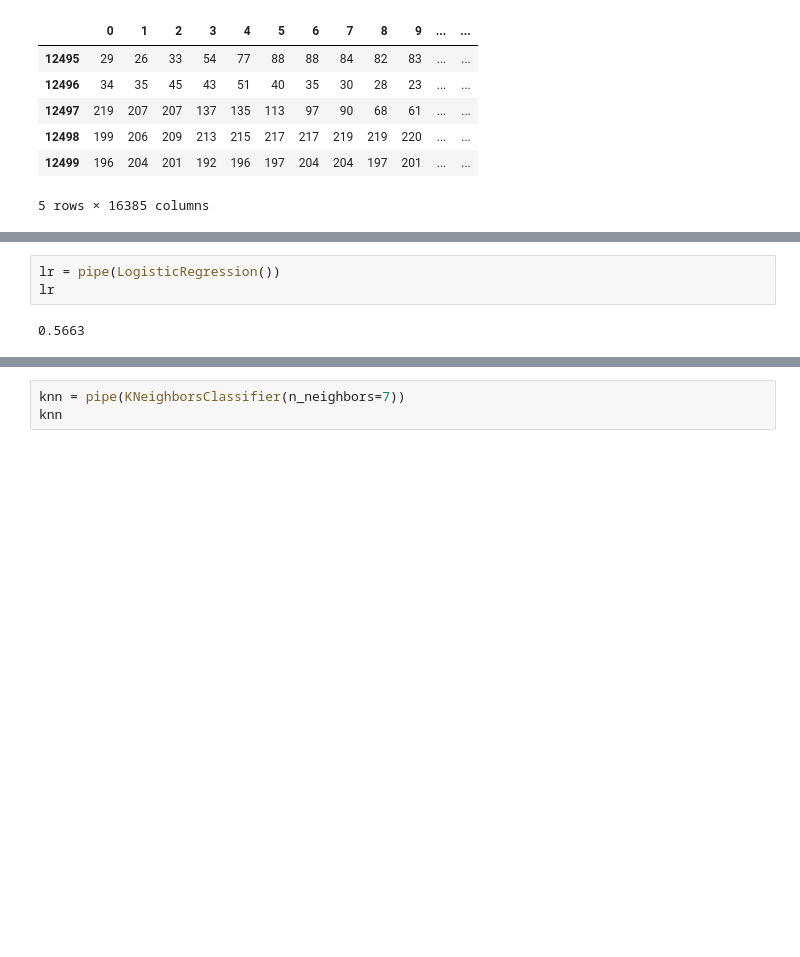
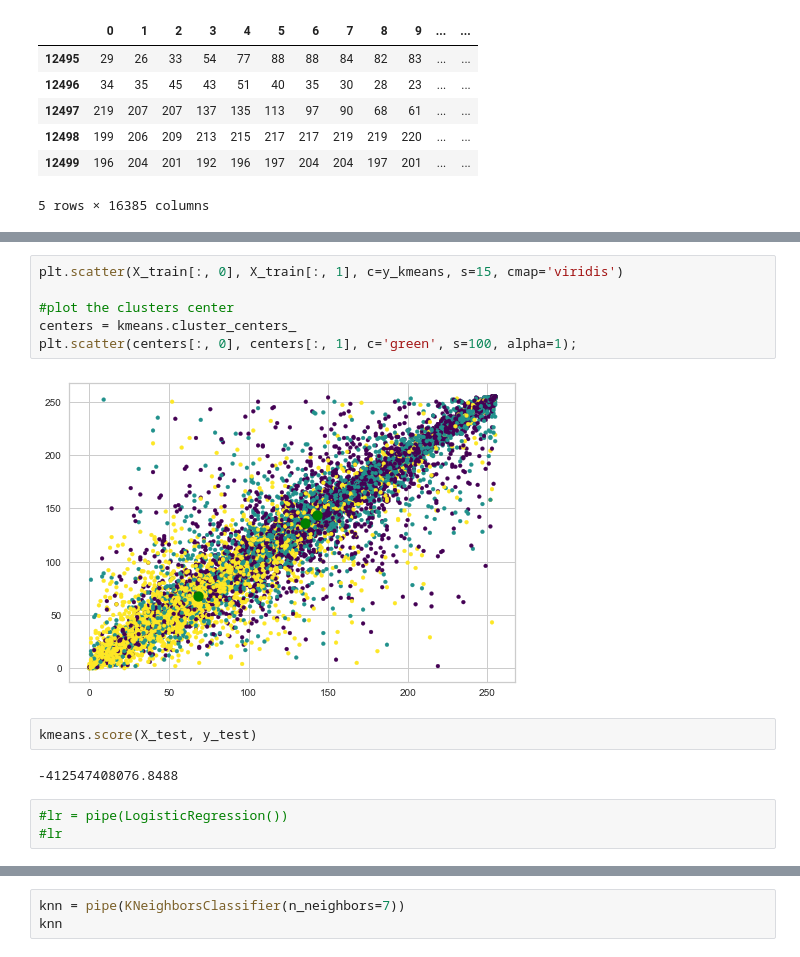
Before and after one commit to renanarimon/ML, a Jupyter notebook: cat vs dogs 2.ipynb, the cells around one changed output, grey strips where cells are left out. Drawn from its saved outputs; the diff is of its cells as text; blank space fills up the shorter version.

```diff
--- a/cat vs dogs 2.ipynb
+++ b/cat vs dogs 2.ipynb
@@ -178,8 +200,18 @@ def pipe(model):
+# %%
+plt.scatter(X_train[:, 0], X_train[:, 1], c=y_kmeans, s=15, cmap='viridis')
+
+#plot the clusters center
+centers = kmeans.cluster_centers_
+plt.scatter(centers[:, 0], centers[:, 1], c='green', s=100, alpha=1);
+# %% [output]
+[figure, added]
+# %%
+kmeans.score(X_test, y_test)
+# %% [output]
+-412547408076.8488
 # %%
-lr = pipe(LogisticRegression())
-lr
+#lr = pipe(LogisticRegression())
+#lr
-# %% [output]
-0.5663
 # %%
 rf = pipe(RandomForestClassifier())
 rf
```
Also changed, not shown: parts of 31 cells of this notebook.
